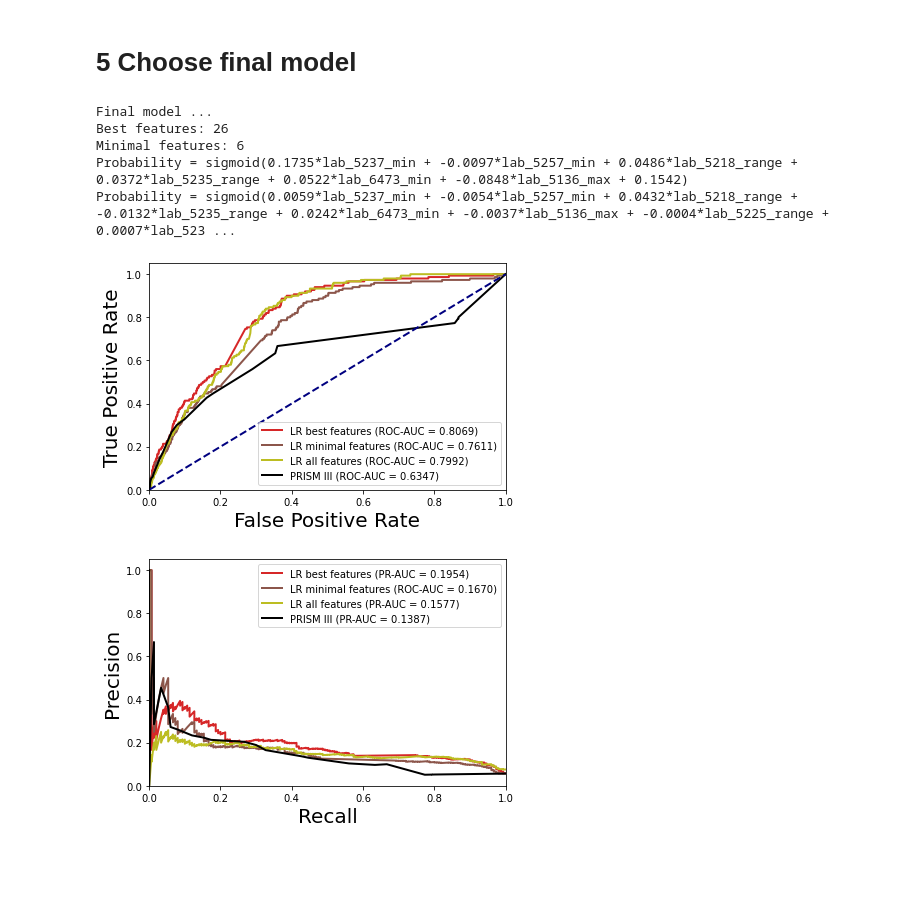
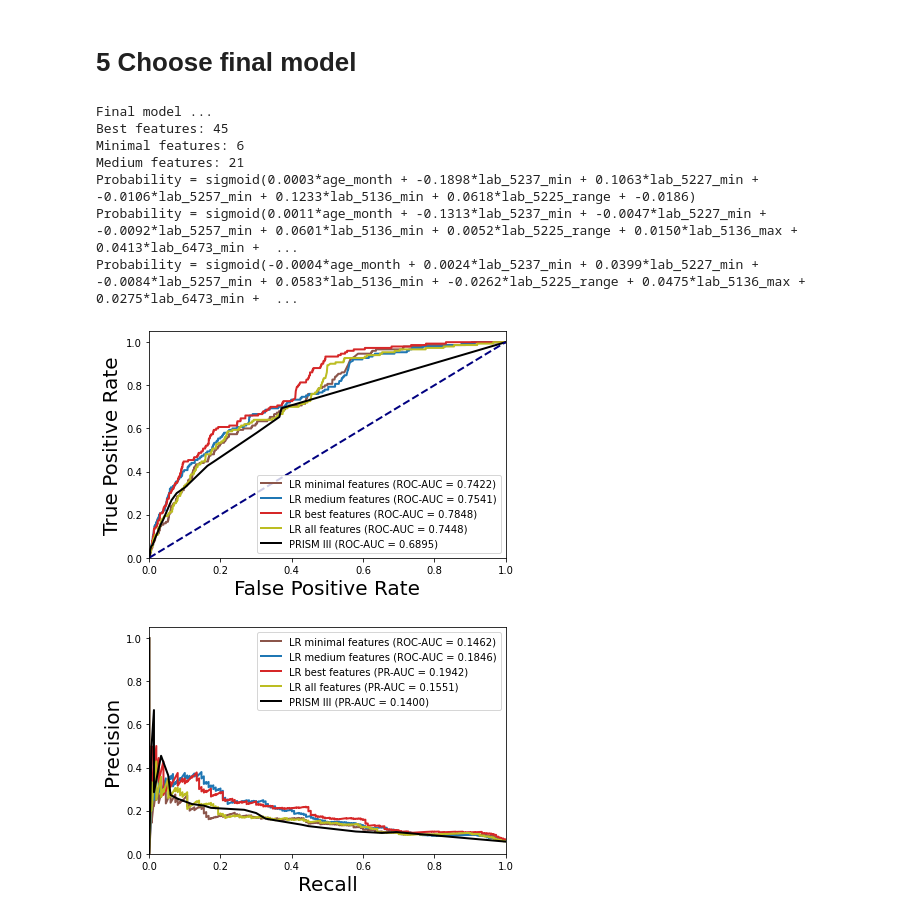
Before and after one commit to hsd1503/PIC_mortality, a Jupyter notebook: run_exp.ipynb, the cells around one changed output. Drawn from its saved outputs; the diff is of its cells as text; code cells hidden in the pictures; blank space fills up the shorter version.

```diff
--- a/run_exp.ipynb
+++ b/run_exp.ipynb
@@ -144,15 +144,16 @@ Counter({0: 2502, 1: 150}) 0.05656108597285068
 # %% [markdown]
 # 3 Rank all features
 # %%
-print('Rank all feats by GBM ...')
+print('Rank all feats by complex tree model ...')
 kf = KFold(n_splits=n_fold, shuffle=True, random_state=seed)
 feature_scores = []
-for train_index, val_index in kf.split(X):
+for train_index, val_index in tqdm(kf.split(X), desc='Ranking...'):
     X_train, X_val = X[train_index], X[val_index]
     y_train, y_val = y[train_index], y[val_index]
 
-    # RF
-    m = GBM(n_estimators=100, random_state=seed)
+    # RF or GBM
+#     m = RF(n_estimators=100, random_state=seed)
+    m = GBM(n_estimators=100, random_state=seed, max_depth=100) # GBM is slower
     m.fit(X_train, y_train)
     feature_scores.append(m.feature_importances_)
 
@@ -160,7 +161,7 @@ feature_scores = np.mean(np.array(feature_scores), axis=0)
 df_imp = pd.DataFrame({'col':x_cols_all, 'score':feature_scores})
 df_imp = df_imp.merge(df_missing_rate, left_on='col', right_on='col', how='left')
 df_imp = df_imp.sort_values(by='score', ascending=False)
-df_imp.to_csv('res/imp.csv', index=False)
+df_imp.to_csv('importance_scores.csv', index=False)
 
 fig = plt.figure(figsize=(6,4))
 ax = fig.add_subplot(1,1,1)
@@ -206,8 +209,10 @@ res_df.columns = ['topK', 'AUROC_mean', 'AUPRC_mean', 'AUROC_std', 'AUPRC_std']
 # %% [output]
 Evaluating top feats by cross validation ...
 # %%
-topK = 26 # Set by experiment
+
+topK = 45 # Set by experiment
 topK1 = 6 # Set by experiment
+topK2 = 21 # Set by experiment
 
 fig = plt.figure(figsize=(6,4))
 ax = fig.add_subplot(1,1,1)
@@ -221,9 +226,11 @@ max_y = res_df.AUROC_mean.values[max_x]
 print(max_x)
 ax.vlines(max_x, np.min(res_df.AUROC_mean.values), max_y, linestyle='dashed', color='tab:red', linewidth=2)
 ax.vlines(topK1, np.min(res_df.AUROC_mean.values), res_df.AUROC_mean.values[topK1], linestyle='dashed', color='tab:red', linewidth=2)
+ax.vlines(topK2, np.min(res_df.AUROC_mean.values), res_df.AUROC_mean.values[topK2], linestyle='dashed', color='tab:red', linewidth=2)
 ax.set_ylim([np.min(res_df.AUROC_mean.values), np.max(res_df.AUROC_mean.values)+0.02])
 ax.annotate('{} features'.format(topK), (topK, 0.55), xytext=(topK+2,0.57), fontsize=14, arrowprops={'arrowstyle':'->'})
 ax.annotate('{} features'.format(topK1), (topK1, 0.55), xytext=(topK1+2,0.57), fontsize=14, arrowprops={'arrowstyle':'->'})
+ax.annotate('{} features'.format(topK2), (topK2, 0.65), xytext=(topK2+2,0.67), fontsize=14, arrowprops={'arrowstyle':'->'})
 plt.tight_layout()
 plt.savefig('img/stepwise.pdf')
 # %% [output]
@@ -240,12 +247,13 @@ print('Best features: {}'.format(topK))
 x_cols1 = list(df_imp[:topK1].col.values)
 print('Minimal features: {}'.format(topK1))
 
-X = np.nan_to_num(df[x_cols].values)
-X_test = np.nan_to_num(df_test[x_cols].values)
-X1 = np.nan_to_num(df[x_cols1].values)
-X_test1 = np.nan_to_num(df_test[x_cols1].values)
-X_all = np.nan_to_num(df[x_cols_all].values)
-X_test_all = np.nan_to_num(df_test[x_cols_all].values)
+x_cols2 = list(df_imp[:topK2].col.values)
+print('Medium features: {}'.format(topK2))
+
+X, X_test = median_imputation(df[x_cols].values, df_test[x_cols].values) # imputation
+X1, X_test1 = median_imputation(df[x_cols1].values, df_test[x_cols1].values) # imputation
+X2, X_test2 = median_imputation(df[x_cols2].values, df_test[x_cols2].values) # imputation
+X_all, X_test_all = median_imputation(df[x_cols_all].values, df_test[x_cols_all].values) # imputation
 
 # LR minimal
 m = LR(class_weight='balanced')
@@ -254,7 +262,14 @@ print_lr_model(m, x_cols1)
 y_pred_lr1 = m.predict_proba(X_test1)[:,1]
 final_res_lr1 = my_eval(y_test, y_pred_lr1)
 
-# LR
+# LR medium
+m = LR(class_weight='balanced')
+m.fit(X2, y)
+print_lr_model(m, x_cols2)
+y_pred_lr2 = m.predict_proba(X_test2)[:,1]
+final_res_lr2 = my_eval(y_test, y_pred_lr2)
+
+# LR best
 m = LR(class_weight='balanced')
 m.fit(X, y)
 print_lr_model(m, x_cols)
@@ -274,39 +289,43 @@ final_res_prism_iii = my_eval(y_test, y_pred_prism_iii)
 # plot
 plt.figure(figsize=(6,4))
 lw = 2
+plt.plot(final_res_lr1['fpr'], final_res_lr1['tpr'], color='tab:brown', lw=lw, label='LR minimal features (ROC-AUC = %0.4f)' % final_res_lr1['auroc'])
+plt.plot(final_res_lr2['fpr'], final_res_lr2['tpr'], color='tab:blue', lw=lw, label='LR medium features (ROC-AUC = %0.4f)' % final_res_lr2['auroc'])
 plt.plot(final_res_lr['fpr'], final_res_lr['tpr'], color='tab:red', lw=lw, label='LR best features (ROC-AUC = %0.4f)' % final_res_lr['auroc'])
-plt.plot(final_res_lr1['fpr'], final_res_lr1['tpr'], color='tab:brown', lw=lw, label='LR minimal features (ROC-AUC = %0.4f)' % final_res_lr1['auroc'])
 plt.plot(final_res_lr_all['fpr'], final_res_lr_all['tpr'], color='tab:olive', lw=lw, label='LR all features (ROC-AUC = %0.4f)' % final_res_lr_all['auroc'])
 plt.plot(final_res_prism_iii['fpr'], final_res_prism_iii['tpr'], color='k', lw=lw, label='PRISM III (ROC-AUC = %0.4f)' % final_res_prism_iii['auroc'])
 plt.plot([0, 1], [0, 1], color='navy', lw=lw, linestyle='--')
 plt.xlim([0.0, 1.0])
 plt.ylim([0.0, 1.05])
 plt.xlabel('False Positive Rate', fontsize=20)
 plt.ylabel('True Positive Rate', fontsize=20)
 plt.legend(loc="lower right", fontsize=10)
 plt.tight_layout()
 plt.savefig('img/roc.pdf')
 
 
 # plot
 plt.figure(figsize=(6,4))
 lw = 2
+plt.plot(final_res_lr1['recall'], final_res_lr1['precision'], color='tab:brown', lw=lw, label='LR minimal features (ROC-AUC = %0.4f)' % final_res_lr1['auprc'])
+plt.plot(final_res_lr2['recall'], final_res_lr2['precision'], color='tab:blue', lw=lw, label='LR medium features (ROC-AUC = %0.4f)' % final_res_lr2['auprc'])
 plt.plot(final_res_lr['recall'], final_res_lr['precision'], color='tab:red', lw=lw, label='LR best features (PR-AUC = %0.4f)' % final_res_lr['auprc'])
-plt.plot(final_res_lr1['recall'], final_res_lr1['precision'], color='tab:brown', lw=lw, label='LR minimal features (ROC-AUC = %0.4f)' % final_res_lr1['auprc'])
 plt.plot(final_res_lr_all['recall'], final_res_lr_all['precision'], color='tab:olive', lw=lw, label='LR all features (PR-AUC = %0.4f)' % final_res_lr_all['auprc'])
 plt.plot(final_res_prism_iii['recall'], final_res_prism_iii['precision'], color='k', lw=lw, label='PRISM III (PR-AUC = %0.4f)' % final_res_prism_iii['auprc'])
 plt.xlim([0.0, 1.0])
 plt.ylim([0.0, 1.05])
 plt.xlabel('Recall', fontsize=20)
 plt.ylabel('Precision', fontsize=20)
 plt.legend(loc="top right", fontsize=10)
 plt.tight_layout()
 plt.savefig('img/pr.pdf')
 # %% [output]
 Final model ...
-Best features: 26
+Best features: 45
 Minimal features: 6
-Probability = sigmoid(0.1735*lab_5237_min + -0.0097*lab_5257_min + 0.0486*lab_5218_range + 0.0372*lab_5235_range + 0.0522*lab_6473_min + -0.0848*lab_5136_max + 0.1542)
-Probability = sigmoid(0.0059*lab_5237_min + -0.0054*lab_5257_min + 0.0432*lab_5218_range + -0.0132*lab_5235_range + 0.0242*lab_6473_min + -0.0037*lab_5136_max + -0.0004*lab_5225_range + 0.0007*lab_523 ...
+Medium features: 21
+Probability = sigmoid(0.0003*age_month + -0.1898*lab_5237_min + 0.1063*lab_5227_min + -0.0106*lab_5257_min + 0.1233*lab_5136_min + 0.0618*lab_5225_range + -0.0186)
+Probability = sigmoid(0.0011*age_month + -0.1313*lab_5237_min + -0.0047*lab_5227_min + -0.0092*lab_5257_min + 0.0601*lab_5136_min + 0.0052*lab_5225_range + 0.0150*lab_5136_max + 0.0413*lab_6473_min +  ...
+Probability = sigmoid(-0.0004*age_month + 0.0024*lab_5237_min + 0.0399*lab_5227_min + -0.0084*lab_5257_min + 0.0583*lab_5136_min + -0.0262*lab_5225_range + 0.0475*lab_5136_max + 0.0275*lab_6473_min +  ...
-[figure, old version]
+[figure, new version]
-[figure, old version]
+[figure, new version]
```
Also changed, not shown: parts of 3 cells of this notebook, 8 other files.
